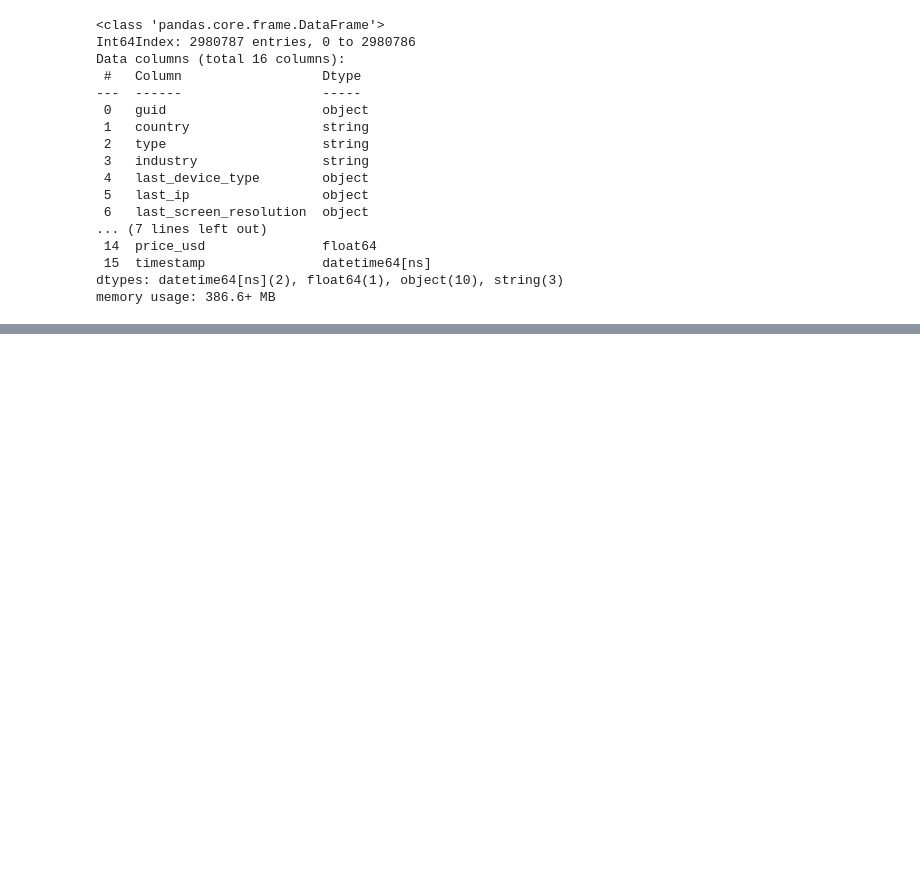
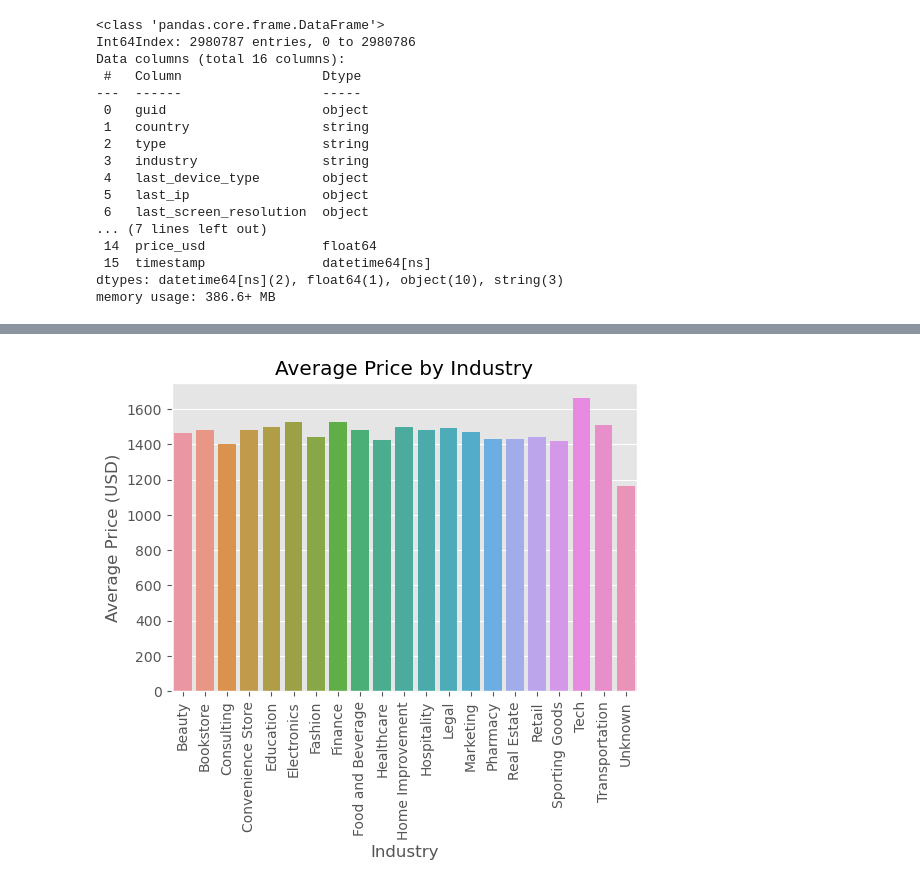
Before and after one commit to Eran-Holzman/E-Commerce-success, a Jupyter notebook: E_commerce project.ipynb, the cells around one changed output, grey strips where cells are left out. Saved outputs shown, nothing was run; the diff lists cells and outputs as text; code cells hidden in the pictures; blank space fills up the shorter version.

```diff
--- a/E_commerce project.ipynb
+++ b/E_commerce project.ipynb
@@ -198,0 +211,13 @@ merged_df.drop(['site_guid','last_browser','last_device_type','last_ip','last_sc
+# %%
+# Grouping data by industry and calculating average price
+avg_price_by_industry = merged_df.groupby('industry')['price_usd'].mean()
+
+plt.figure(figsize=(6, 4))
+sns.barplot(x=avg_price_by_industry.index, y=avg_price_by_industry.values)
+plt.xlabel('Industry')
+plt.ylabel('Average Price (USD)')
+plt.title('Average Price by Industry')
+plt.xticks(rotation=90)
+plt.show()
+# %% [output]
+[figure, added]
```
Also changed, not shown: parts of 3 cells of this notebook.
